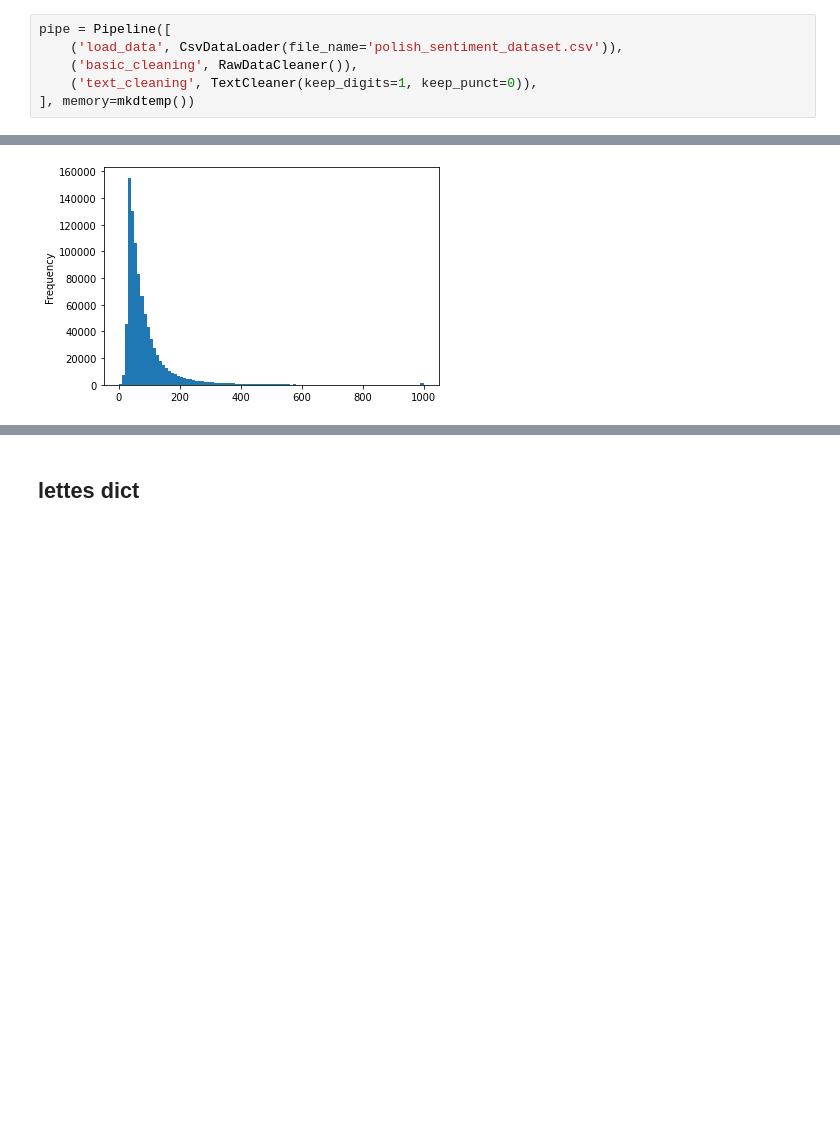
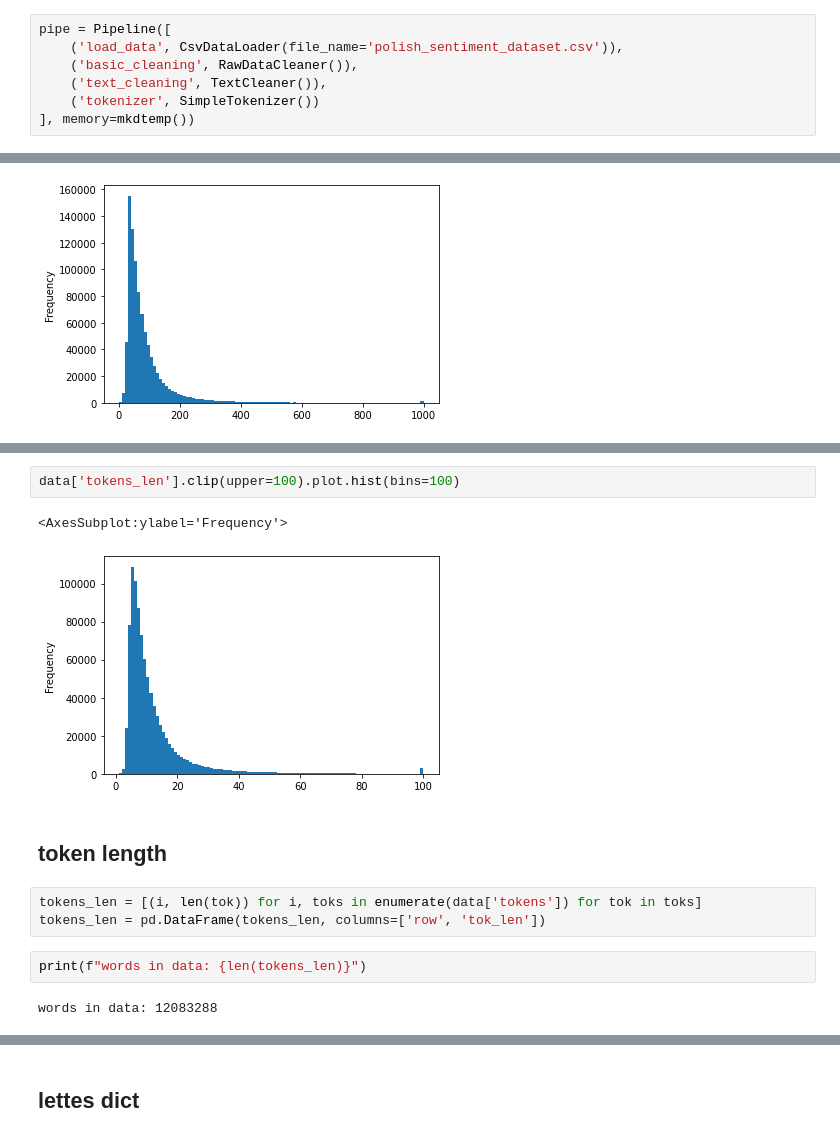
Before and after one commit to mbronis/gensim, a Jupyter notebook: gensim.ipynb, the cells around one changed output, grey strips where cells are left out. Saved outputs shown, nothing was run; the diff lists cells and outputs as text; blank space fills up the shorter version.

```diff
--- a/gensim.ipynb
+++ b/gensim.ipynb
@@ -22,5 +22,6 @@ pd.set_option('display.max_rows', 100)
 pipe = Pipeline([
     ('load_data', CsvDataLoader(file_name='polish_sentiment_dataset.csv')),
     ('basic_cleaning', RawDataCleaner()),
-    ('text_cleaning', TextCleaner(keep_digits=1, keep_punct=0)),
+    ('text_cleaning', TextCleaner()),
+    ('tokenizer', SimpleTokenizer())
 ], memory=mkdtemp())
@@ -58,0 +85,14 @@ data['len_clean_ratio'].plot.hist(bins=100)
+# %%
+data['tokens_len'].clip(upper=100).plot.hist(bins=100)
+# %% [output]
+<AxesSubplot:ylabel='Frequency'>
+[figure, added]
+# %% [markdown]
+## token length
+# %%
+tokens_len = [(i, len(tok)) for i, toks in enumerate(data['tokens']) for tok in toks]
+tokens_len = pd.DataFrame(tokens_len, columns=['row', 'tok_len'])
+# %%
+print(f"words in data: {len(tokens_len)}")
+# %% [output]
+words in data: 12083288
```
Also changed, not shown: parts of 30 cells of this notebook.
